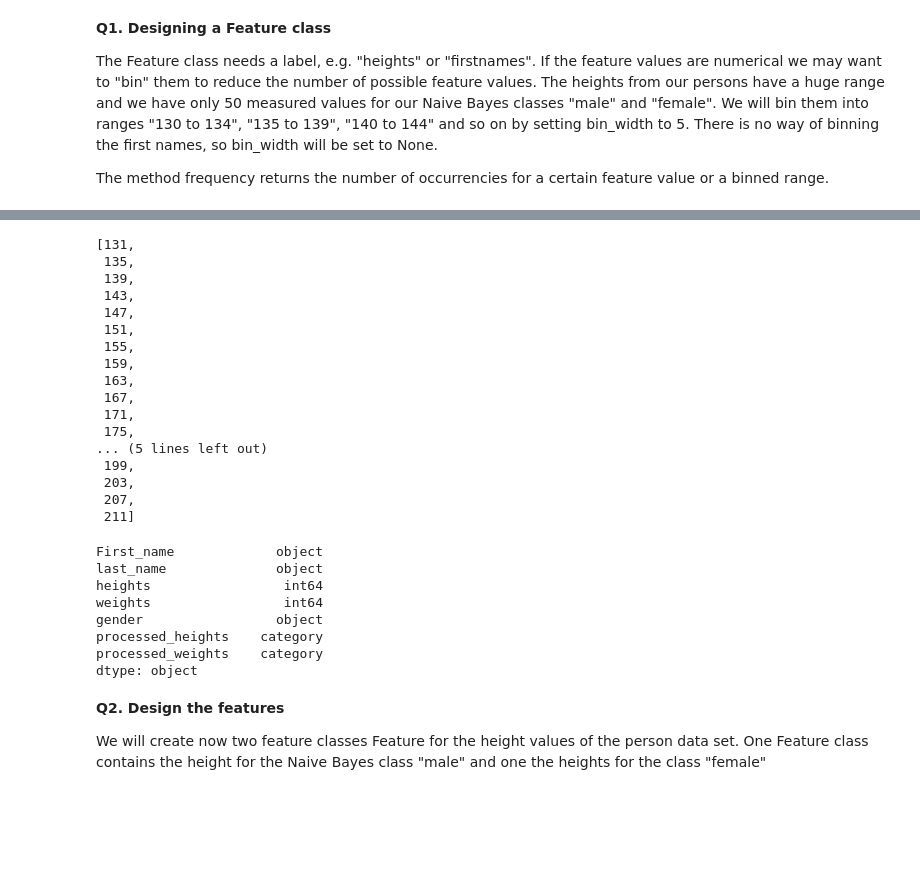
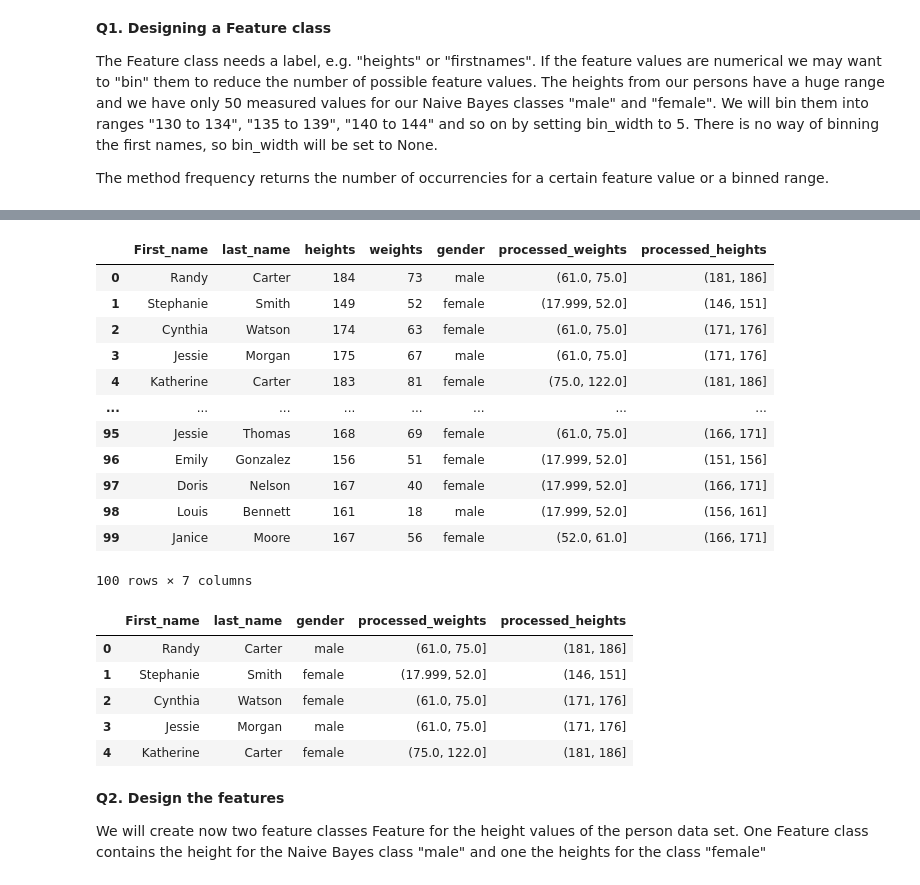
Before and after one commit to KhaldounN/Files-, a Jupyter notebook: Session_6_Classical_Data_Analysis_DT_EXERCISES.ipynb, the cells around one changed output, grey strips where cells are left out. Cells and saved outputs as stored; diff of their text form; code cells hidden in the pictures; blank space fills up the shorter version.

```diff
--- a/Session_6_Classical_Data_Analysis_DT_EXERCISES.ipynb
+++ b/Session_6_Classical_Data_Analysis_DT_EXERCISES.ipynb
@@ -65,34 +45,31 @@ Categories (10, interval[float64]): [(130.919, 139.1] < (139.1, 147.2] < (147.2,
-# %%
-list(range(131,213,4))
-# %% [output]
-[131,
- 135,
- 139,
- 143,
- 147,
- 151,
- 155,
- 159,
- 163,
- 167,
- 171,
- 175,
-... (5 lines left out)
- 199,
- 203,
- 207,
- 211]
-# %%
-df.dtypes
-# %% [output]
-First_name             object
-last_name              object
-heights                 int64
-weights                 int64
-gender                 object
-processed_heights    category
-processed_weights    category
-dtype: object
+# %%
+df = df.replace(to_replace='male\n', value  = 'male')
+df = df.replace(to_replace='female\n', value  = 'female')
+df
+# %% [output]
+|  | First_name | last_name | heights | weights | gender | processed_weights | processed_heights |
+| 0 | Randy | Carter | 184 | 73 | male | (61.0, 75.0] | (181, 186] |
+| 1 | Stephanie | Smith | 149 | 52 | female | (17.999, 52.0] | (146, 151] |
+| 2 | Cynthia | Watson | 174 | 63 | female | (61.0, 75.0] | (171, 176] |
+| 3 | Jessie | Morgan | 175 | 67 | male | (61.0, 75.0] | (171, 176] |
+| 4 | Katherine | Carter | 183 | 81 | female | (75.0, 122.0] | (181, 186] |
+| ... | ... | ... | ... | ... | ... | ... | ... |
+| 95 | Jessie | Thomas | 168 | 69 | female | (61.0, 75.0] | (166, 171] |
+| 96 | Emily | Gonzalez | 156 | 51 | female | (17.999, 52.0] | (151, 156] |
+| 97 | Doris | Nelson | 167 | 40 | female | (17.999, 52.0] | (166, 171] |
+| 98 | Louis | Bennett | 161 | 18 | male | (17.999, 52.0] | (156, 161] |
+| 99 | Janice | Moore | 167 | 56 | female | (52.0, 61.0] | (166, 171] |
+100 rows × 7 columns
+# %%
+df2 = df[['First_name' , 'last_name' , 'gender' , 'processed_weights', 'processed_heights']]
+df2.head()
+# %% [output]
+|  | First_name | last_name | gender | processed_weights | processed_heights |
+| 0 | Randy | Carter | male | (61.0, 75.0] | (181, 186] |
+| 1 | Stephanie | Smith | female | (17.999, 52.0] | (146, 151] |
+| 2 | Cynthia | Watson | female | (61.0, 75.0] | (171, 176] |
+| 3 | Jessie | Morgan | male | (61.0, 75.0] | (171, 176] |
+| 4 | Katherine | Carter | female | (75.0, 122.0] | (181, 186] |
 # %% [markdown]
 **Q2. Design the features**
 
```
Also changed, not shown: parts of 10 cells of this notebook.
